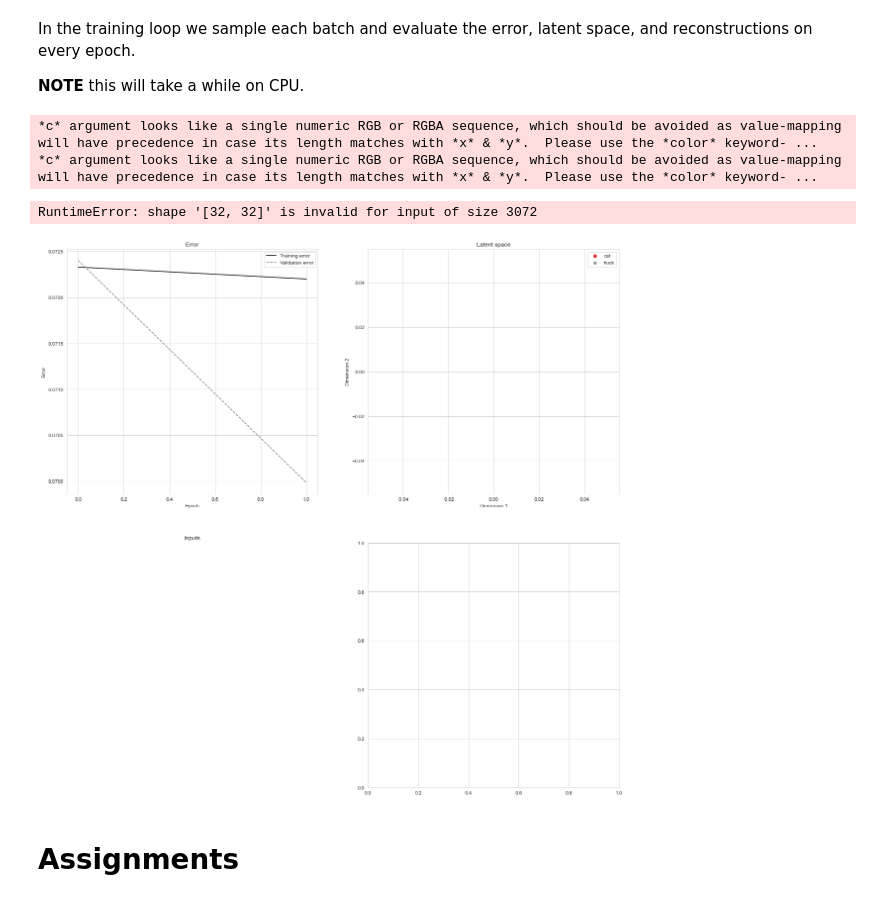
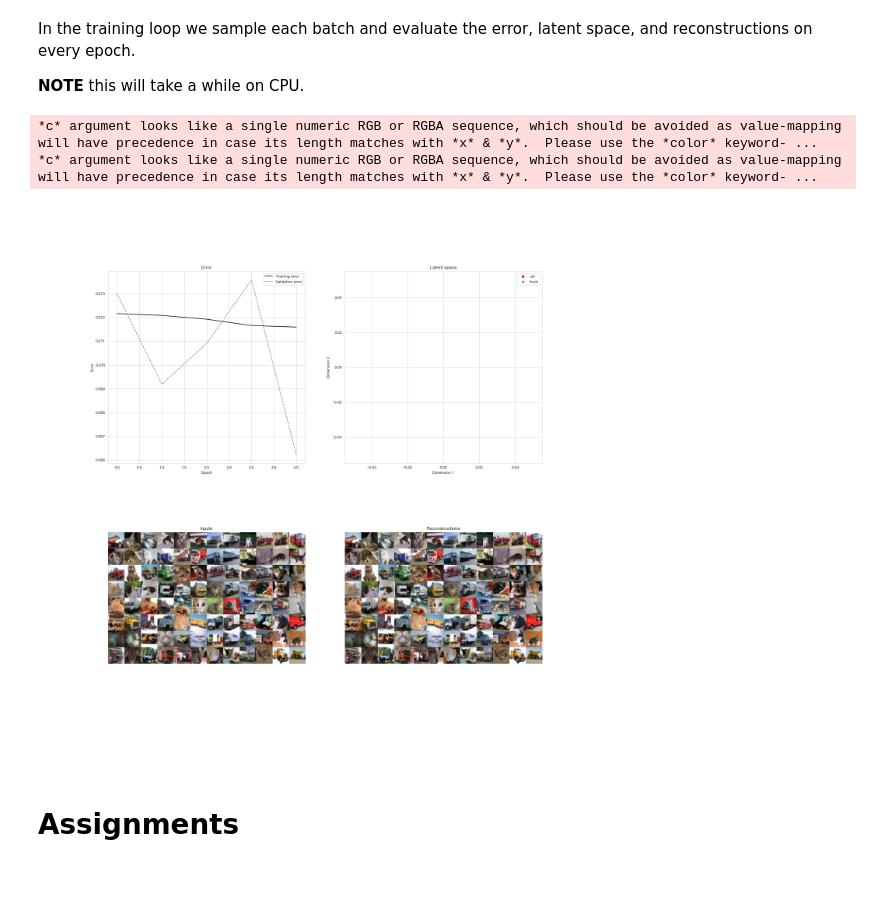
Before and after one commit to AugustDaMan/02456_deep_learning_project, a Jupyter notebook: 7.1-denoising_autoencoder_DL_Project.ipynb, the cells around one changed output. Cells and saved outputs as stored; diff of their text form; code cells hidden in the pictures.

```diff
--- a/7.1-denoising_autoencoder_DL_Project.ipynb
+++ b/7.1-denoising_autoencoder_DL_Project.ipynb
@@ -215,7 +215,7 @@ In the training loop we sample each batch and evaluate the error, latent space,
 from sklearn.manifold import TSNE
 from sklearn.decomposition import PCA
 
-num_epochs = 100
+num_epochs = 5
 
 train_loss = []
 valid_loss = []
@@ -255,35 +255,34 @@ for epoch in range(num_epochs):
         if cuda:
             x = x.cuda()
 
         outputs = net(x)
 
         # We save the latent variable and reconstruction for later use
         # we will need them on the CPU to plot
         x_hat = outputs['x_hat']
         z = outputs['z'].cpu().numpy()
 
         loss = loss_function(x_hat, x)
 
         valid_loss.append(loss.item())
 
     if epoch == 0:
         continue
 
     # live plotting of the trainig curves and representation
     plot_autoencoder_stats(x=x,
                            x_hat=x_hat,
                            z=z,
                            y=y,
                            train_loss=train_loss,
                            valid_loss=valid_loss,
                            epoch=epoch,
                            classes=classes,
                            dimensionality_reduction_op=None) # = lambda z: TSNE(n_components=2).fit_transform(z)
 # %% [output]
 *c* argument looks like a single numeric RGB or RGBA sequence, which should be avoided as value-mapping will have precedence in case its length matches with *x* & *y*.  Please use the *color* keyword- ...
 *c* argument looks like a single numeric RGB or RGBA sequence, which should be avoided as value-mapping will have precedence in case its length matches with *x* & *y*.  Please use the *color* keyword- ...
-RuntimeError: shape '[32, 32]' is invalid for input of size 3072
-[figure, old version]
+[figure, new version]
 # %% [markdown]
 # Assignments
 # %% [markdown]
```
Also changed, not shown: parts of 2 cells of this notebook, 2 other files.
